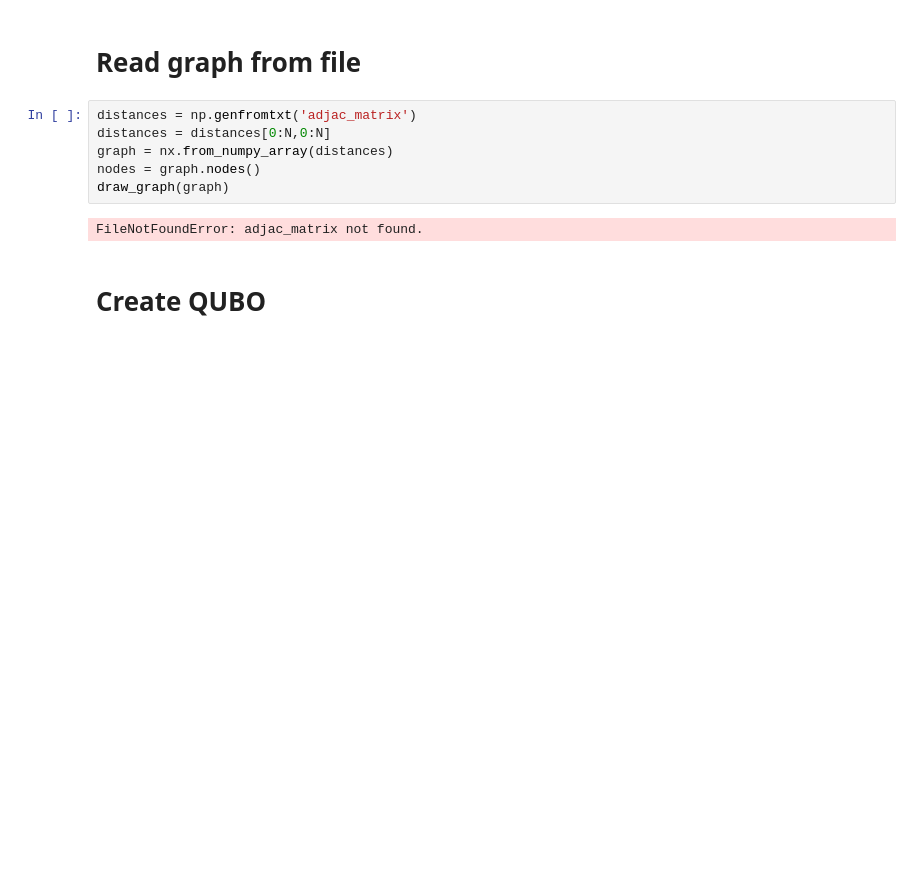
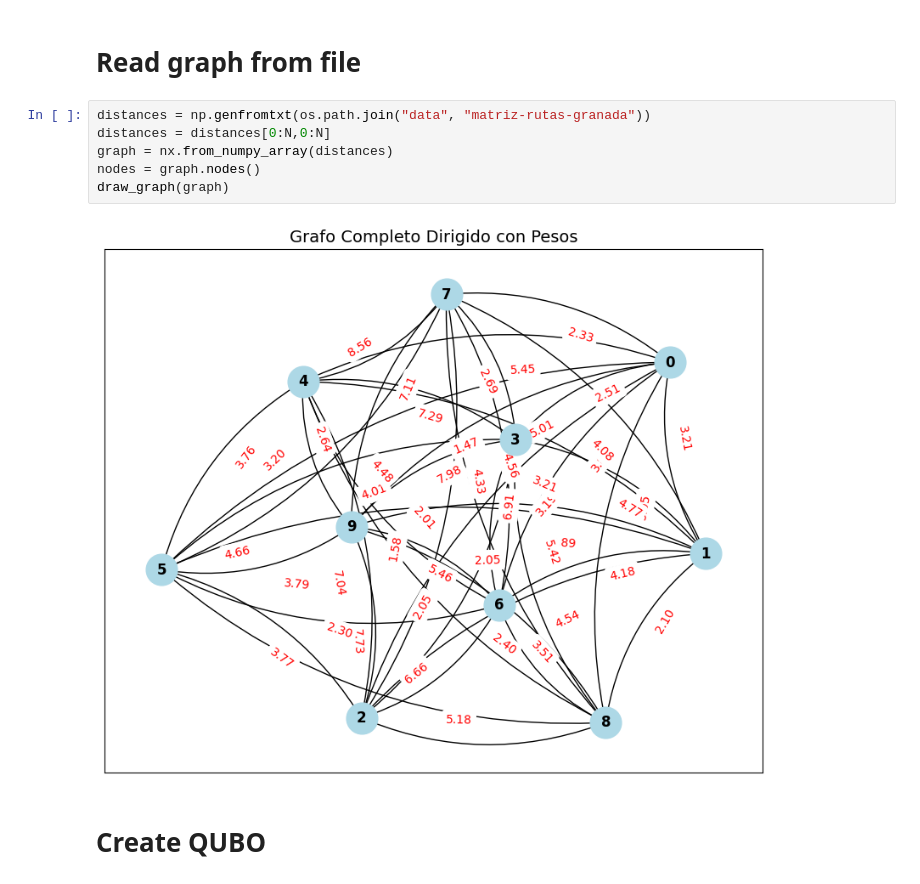
Before and after one commit to pasqal-io/Pasqal_Hackathon_Feb25_Team_03, a Jupyter notebook: QUBOSolver.ipynb, the cells around one changed output. Drawn from its saved outputs; the diff is of its cells as text; blank space fills up the shorter version.

```diff
--- a/QUBOSolver.ipynb
+++ b/QUBOSolver.ipynb
@@ -65,13 +66,13 @@ Distancias entre paradas:
 # %% [markdown]
 # Read graph from file
 # %%
-distances = np.genfromtxt('adjac_matrix')
+distances = np.genfromtxt(os.path.join("data", "matriz-rutas-granada"))
 distances = distances[0:N,0:N]
 graph = nx.from_numpy_array(distances)
 nodes = graph.nodes()
 draw_graph(graph)
 # %% [output]
-FileNotFoundError: adjac_matrix not found.
+[figure, added]
 # %% [markdown]
 # Create QUBO
 # %%
```
Also changed, not shown: parts of 3 cells of this notebook, 5 other files.
